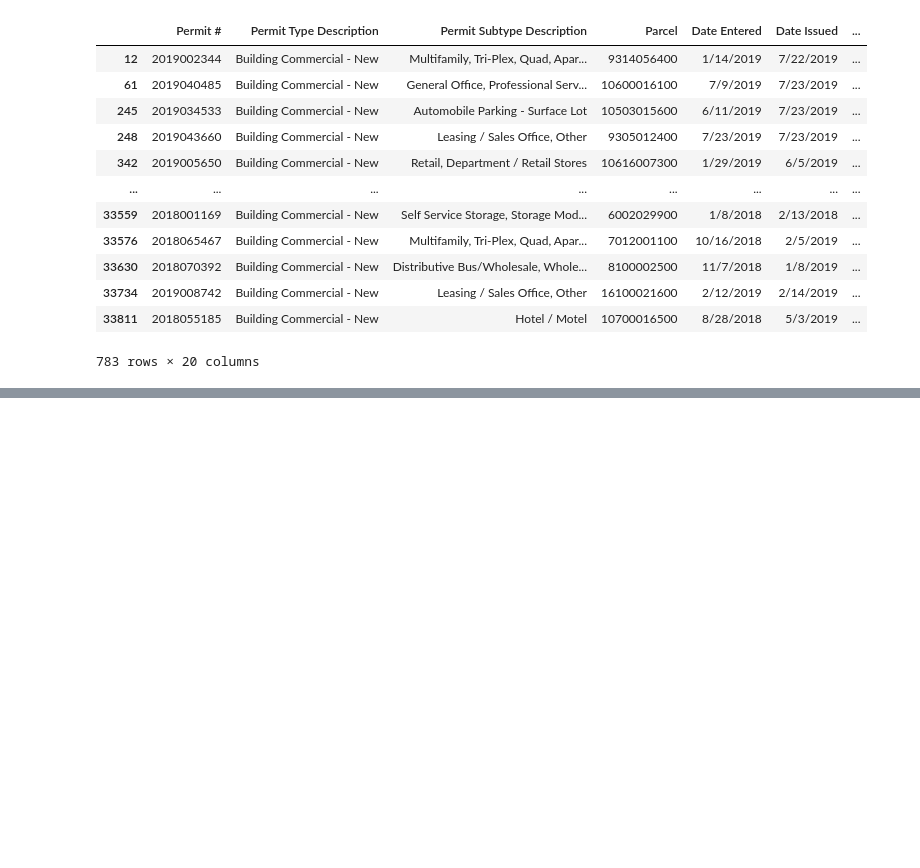
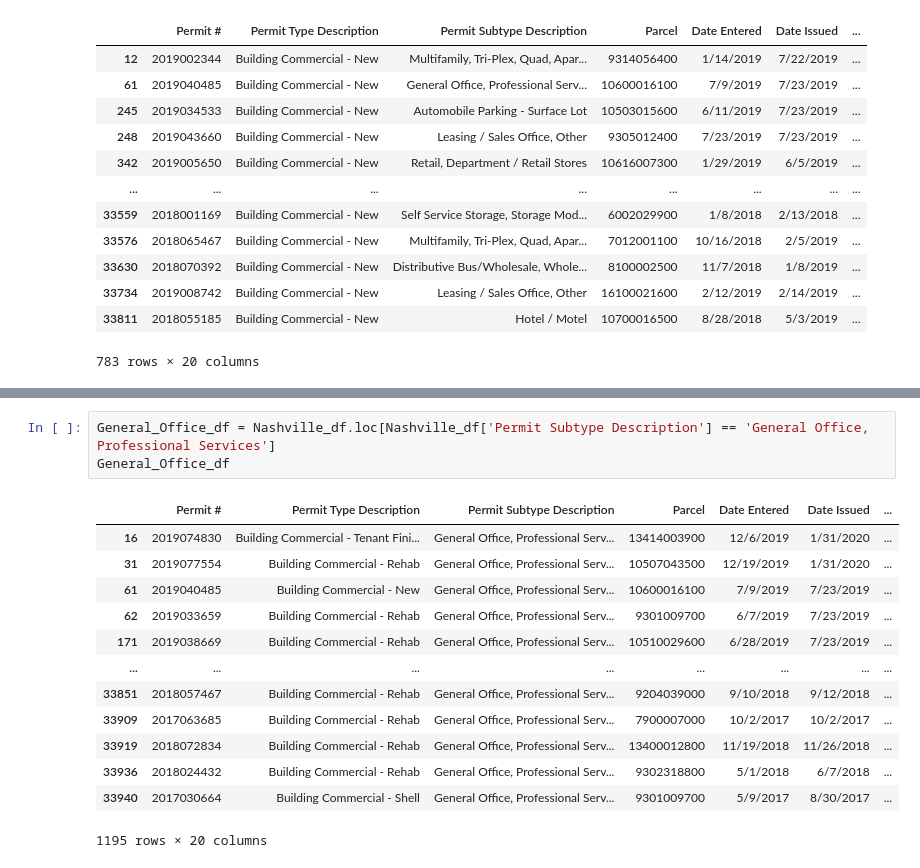
Before and after one commit to fdumessa/Capstone-Project, a Jupyter notebook: Building_Permits_issued.ipynb, the cells around one changed output, grey strips where cells are left out. Drawn from its saved outputs; the diff is of its cells as text; blank space fills up the shorter version.

```diff
--- a/Building_Permits_issued.ipynb
+++ b/Building_Permits_issued.ipynb
@@ -126,0 +156,17 @@ Building_Commercial_New_df
+# %%
+General_Office_df = Nashville_df.loc[Nashville_df['Permit Subtype Description'] == 'General Office, Professional Services']
+General_Office_df
+# %% [output]
+|  | Permit # | Permit Type Description | Permit Subtype Description | Parcel | Date Entered | Date Issued | ... |
+| 16 | 2019074830 | Building Commercial - Tenant Fini... | General Office, Professional Serv... | 13414003900 | 12/6/2019 | 1/31/2020 | ... |
+| 31 | 2019077554 | Building Commercial - Rehab | General Office, Professional Serv... | 10507043500 | 12/19/2019 | 1/31/2020 | ... |
+| 61 | 2019040485 | Building Commercial - New | General Office, Professional Serv... | 10600016100 | 7/9/2019 | 7/23/2019 | ... |
+| 62 | 2019033659 | Building Commercial - Rehab | General Office, Professional Serv... | 9301009700 | 6/7/2019 | 7/23/2019 | ... |
+| 171 | 2019038669 | Building Commercial - Rehab | General Office, Professional Serv... | 10510029600 | 6/28/2019 | 7/23/2019 | ... |
+| ... | ... | ... | ... | ... | ... | ... | ... |
+| 33851 | 2018057467 | Building Commercial - Rehab | General Office, Professional Serv... | 9204039000 | 9/10/2018 | 9/12/2018 | ... |
+| 33909 | 2017063685 | Building Commercial - Rehab | General Office, Professional Serv... | 7900007000 | 10/2/2017 | 10/2/2017 | ... |
+| 33919 | 2018072834 | Building Commercial - Rehab | General Office, Professional Serv... | 13400012800 | 11/19/2018 | 11/26/2018 | ... |
+| 33936 | 2018024432 | Building Commercial - Rehab | General Office, Professional Serv... | 9302318800 | 5/1/2018 | 6/7/2018 | ... |
+| 33940 | 2017030664 | Building Commercial - Shell | General Office, Professional Serv... | 9301009700 | 5/9/2017 | 8/30/2017 | ... |
+1195 rows × 20 columns
```
Also changed, not shown: parts of 5 cells of this notebook.
